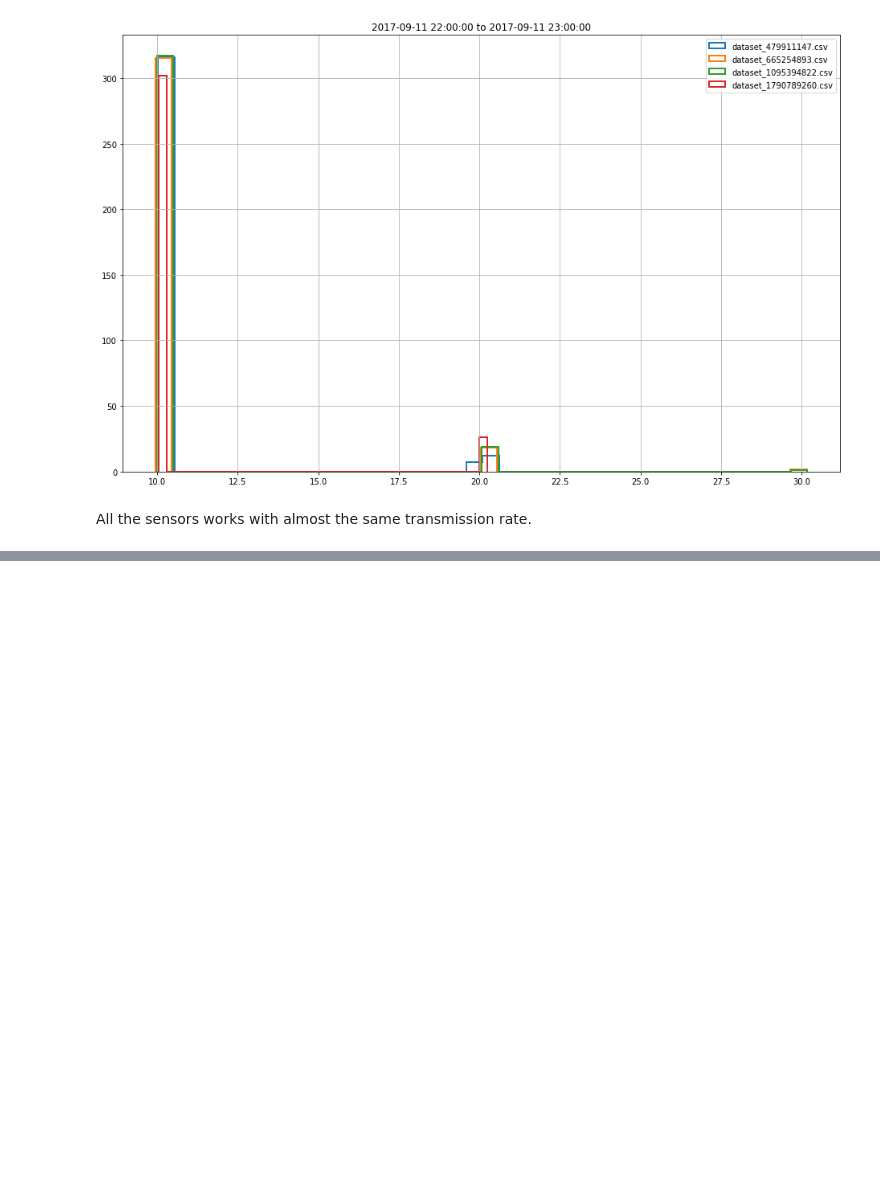
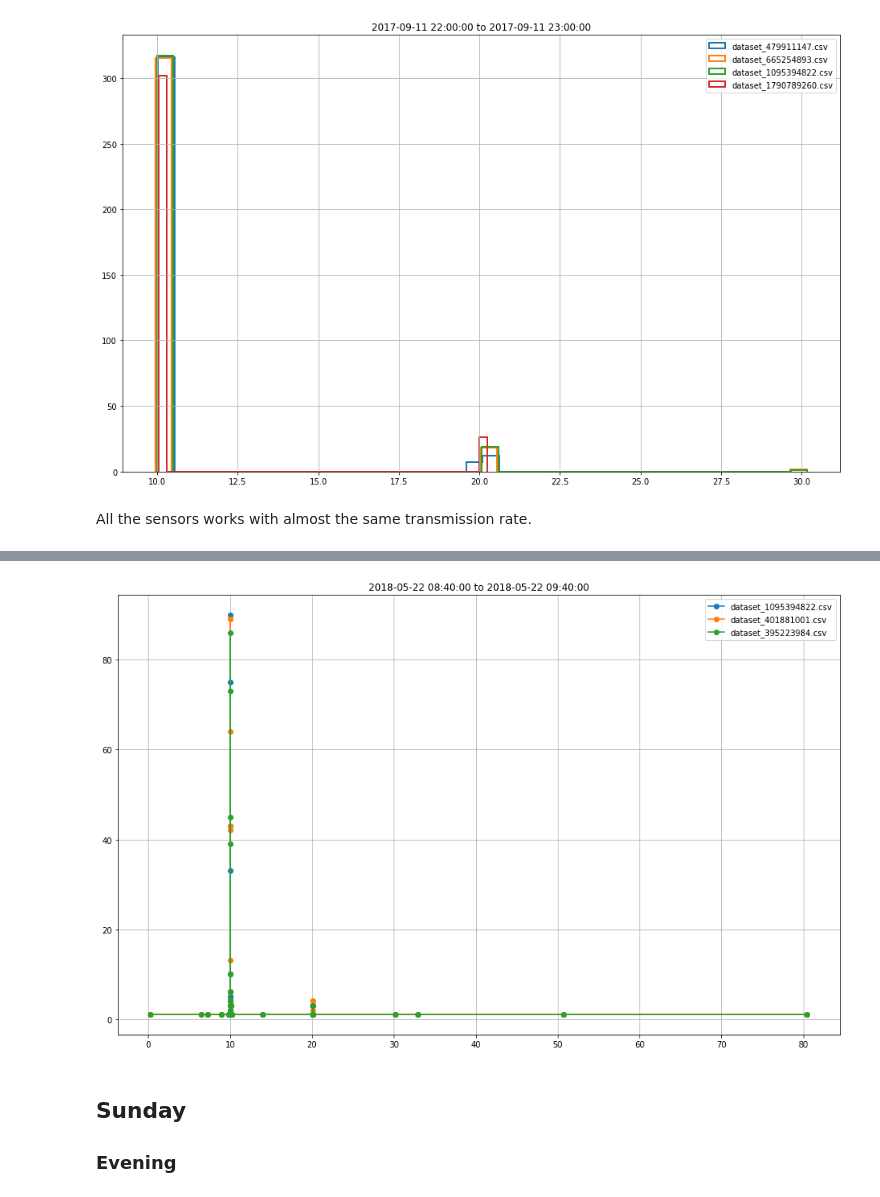
Before and after one commit to Yanuba/DM, a Jupyter notebook: PreliminaryPlots.ipynb, the cells around one changed output, grey strips where cells are left out. Drawn from its saved outputs; the diff is of its cells as text; code cells hidden in the pictures; blank space fills up the shorter version.

```diff
--- a/PreliminaryPlots.ipynb
+++ b/PreliminaryPlots.ipynb
@@ -327,0 +368,7 @@ All the sensors works with almost the same transmission rate.
+# %%
+plot_for_all(root, [t_path[2], s_path[1], l_path[1]], fts, lts, False)
+# %% [output]
+[figure, added]
+# %% [markdown]
+## Sunday
+### Evening
```
Also changed, not shown: parts of 27 cells of this notebook.
